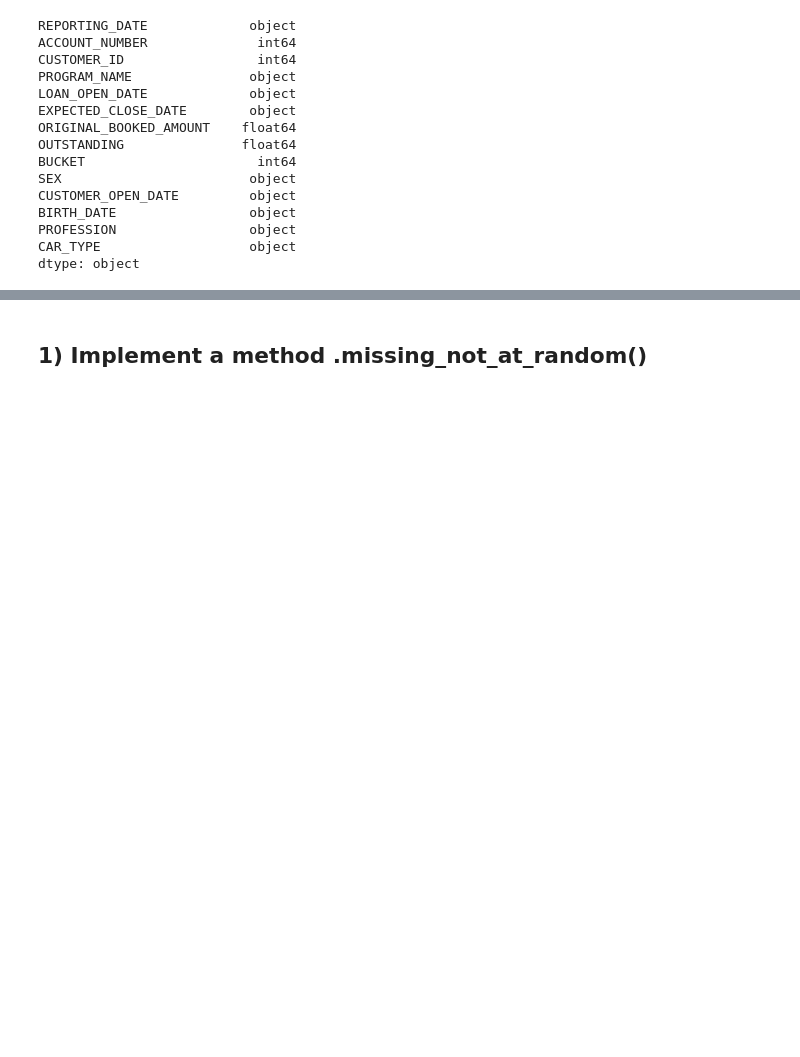
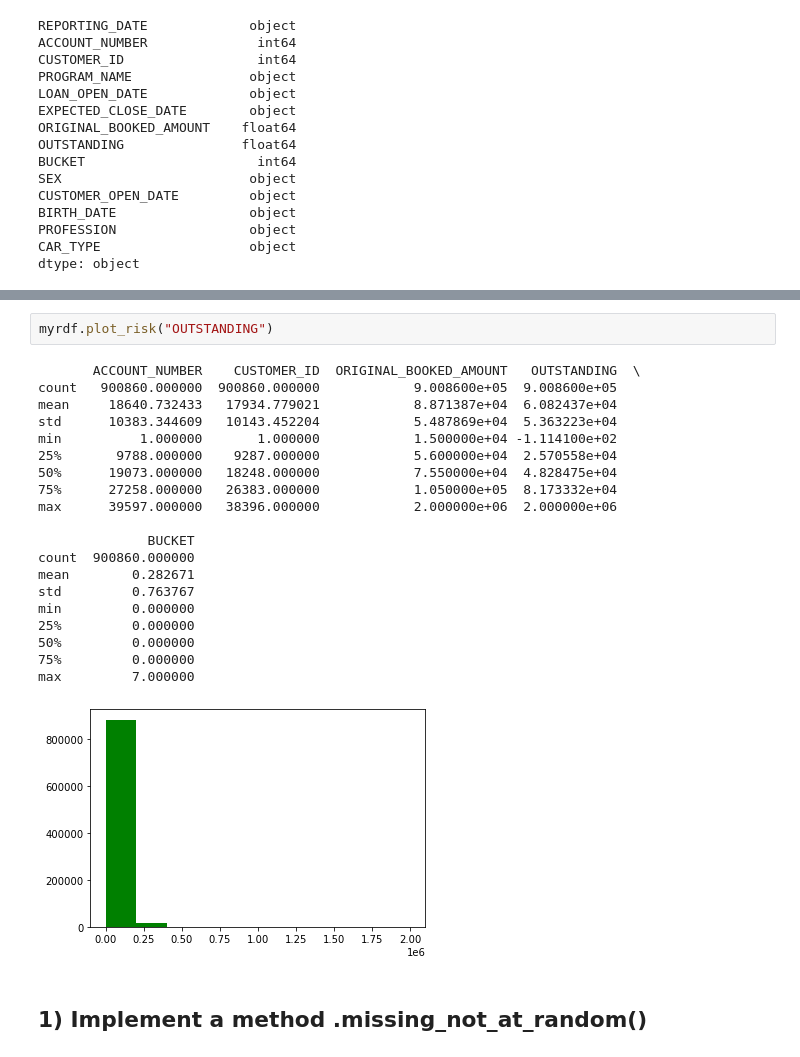
Before and after one commit to hana-am/Jigglypuff, a Jupyter notebook: 01_group_exercise_RiskBasedSegmentation_StarterCode.ipynb, the cells around one changed output, grey strips where cells are left out. Cells and saved outputs as stored; diff of their text form; blank space fills up the shorter version.

```diff
--- a/01_group_exercise_RiskBasedSegmentation_StarterCode.ipynb
+++ b/01_group_exercise_RiskBasedSegmentation_StarterCode.ipynb
@@ -73,3 +102,26 @@ dtype: object
+# %%
+myrdf.plot_risk("OUTSTANDING")
+# %% [output]
+       ACCOUNT_NUMBER    CUSTOMER_ID  ORIGINAL_BOOKED_AMOUNT   OUTSTANDING  \
+count   900860.000000  900860.000000            9.008600e+05  9.008600e+05
+mean     18640.732433   17934.779021            8.871387e+04  6.082437e+04
+std      10383.344609   10143.452204            5.487869e+04  5.363223e+04
+min          1.000000       1.000000            1.500000e+04 -1.114100e+02
+25%       9788.000000    9287.000000            5.600000e+04  2.570558e+04
+50%      19073.000000   18248.000000            7.550000e+04  4.828475e+04
+75%      27258.000000   26383.000000            1.050000e+05  8.173332e+04
+max      39597.000000   38396.000000            2.000000e+06  2.000000e+06
+
+              BUCKET
+count  900860.000000
+mean        0.282671
+std         0.763767
+min         0.000000
+25%         0.000000
+50%         0.000000
+75%         0.000000
+max         7.000000
+[figure, added]
 # %% [markdown]
 
 
```
Also changed, not shown: parts of 8 cells of this notebook, 5 other files.
